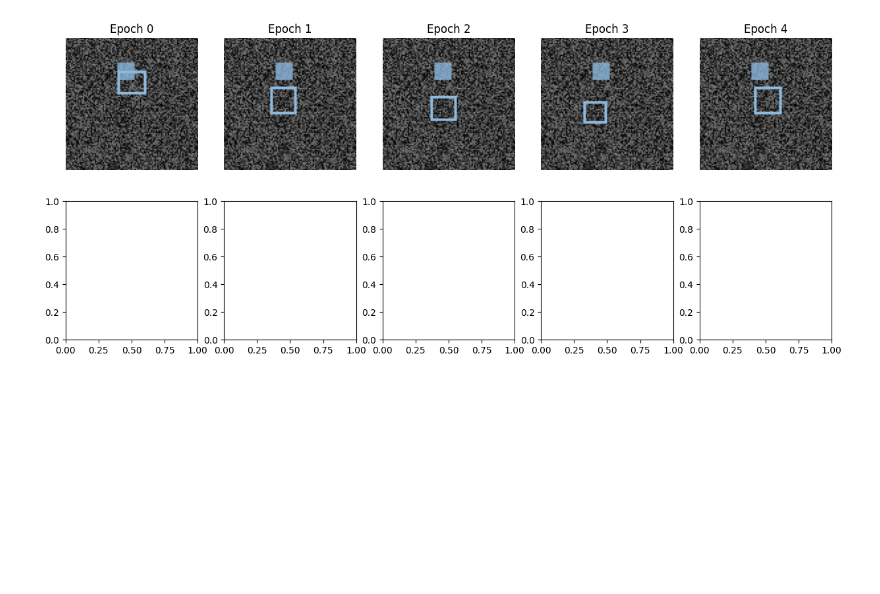
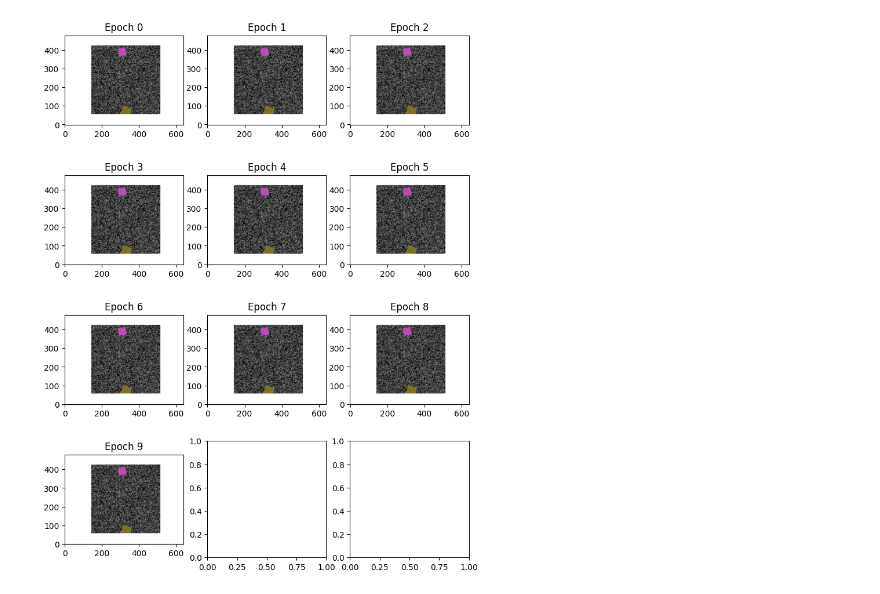
Before and after one commit to Whatisthisname/bbox-diffusion, a Jupyter notebook: toy_dataset.ipynb, the cells around one changed output. Cells and saved outputs as stored; diff of their text form; code cells hidden in the pictures; blank space fills up the shorter version.

```diff
--- a/toy_dataset.ipynb
+++ b/toy_dataset.ipynb
@@ -6,7 +6,7 @@ import matplotlib.pyplot as plt
 import square_data_generator
 from torchvision.utils import draw_bounding_boxes
 
-N_SQUARES =
+N_SQUARES = 2
 IMAGE_SIZE = (100, 100)
 
 test_img, test_bboxes, test_colors = square_data_generator.make_image(
@@ -14,12 +14,10 @@ test_img, test_bboxes, test_colors = square_data_generator.make_image(
 )
 pred_points = torchvision.ops.box_convert(test_bboxes, in_fmt="cxcywh", out_fmt="xyxy")
 
-tuple_colors = [tuple(x.tolist()) for x in test_colors]
-
 img_with_boxes = draw_bounding_boxes(
     (test_img.permute(2, 0, 1) * 255).to(torch.uint8),
     pred_points,
-    colors=tuple_colors,
+    colors=test_colors,
     width=1,
 )
 plt.imshow(img_with_boxes.permute(1, 2, 0));
@@ -147,4 +141,4 @@ dataset = square_data_generator.SquareDataset(
     num_boxes=N_SQUARES,
     num_samples=1000,
 )
-dataloader = torch.utils.data.DataLoader(dataset, batch_size=1, shuffle=True)
+dataloader = torch.utils.data.DataLoader(dataset, batch_size=32, shuffle=True)
@@ -151,14 +221,14 @@ dataloader = torch.utils.data.DataLoader(dataset, batch_size=1, shuffle=True)
 # %%
-import pred_model
 import utils
+import tqdm
 
 # Training parameters
 
-num_epochs = 2
+num_epochs = 10
 learning_rate = 0.001
 
 # Initialize model, loss function, and optimizer
-model = pred_model.PointPredictor(n_output_boxes=N_SQUARES)
+
 optimizer = torch.optim.Adam(model.parameters(), lr=learning_rate)
 
 test_images = []
@@ -167,10 +237,10 @@ test_images = []
 for epoch in range(num_epochs):
     model.train()
     running_loss = 0.0
-    for images, target_bboxes in dataloader:
+    for images, target_bboxes in tqdm.tqdm(dataloader):
         optimizer.zero_grad()
         pred_points = model(images)
-        loss = point_matching_loss(pred_points, target_bboxes)
+        loss = point_matching_loss_optimal(pred_points, target_bboxes)
         loss.backward()
         optimizer.step()
         running_loss += loss.item()
@@ -179,6 +249,8 @@ for epoch in range(num_epochs):
 
     model.eval()
     with torch.no_grad():
-        test_pred_points = model(test_img.unsqueeze(0))
-        test_images.append(utils.draw_points_on_image(test_img, test_pred_points[0]))
+        test_pred_points = model(test_img.permute(2, 0, 1).unsqueeze(0))
+        test_images.append(
+            utils.draw_points_on_image(test_img.numpy(), test_pred_points[0])
+        )
 # %% [output]
@@ -190,14 +267,14 @@ RuntimeError: Found dtype Long but expected Float
 # %%
 # go through all images and plot them in a img grid
 n_images = len(test_images)
-n_cols = 5
+n_cols = 3
 n_rows = n_images // n_cols + 1
 fig, ax = plt.subplots(n_rows, n_cols, figsize=(n_cols * 3, n_rows * 3))
 for i in range(n_images):
     this_ax = ax[i // n_cols, i % n_cols]
-    this_ax.imshow(test_images[i].permute(1, 2, 0), origin="lower")
-    this_ax.axis("off")
-    this_ax.set_title(f"Epoch {i * EPOCH_PRINT_INTERVAL}")
+    this_ax.imshow(test_images[i], origin="lower")
+    # this_ax.axis("off")
+    this_ax.set_title(f"Epoch {i}")
 plt.show()
 # %% [output]
-[figure, old version]
+[figure, new version]
```
Also changed, not shown: parts of 6 cells of this notebook, 3 other files.
